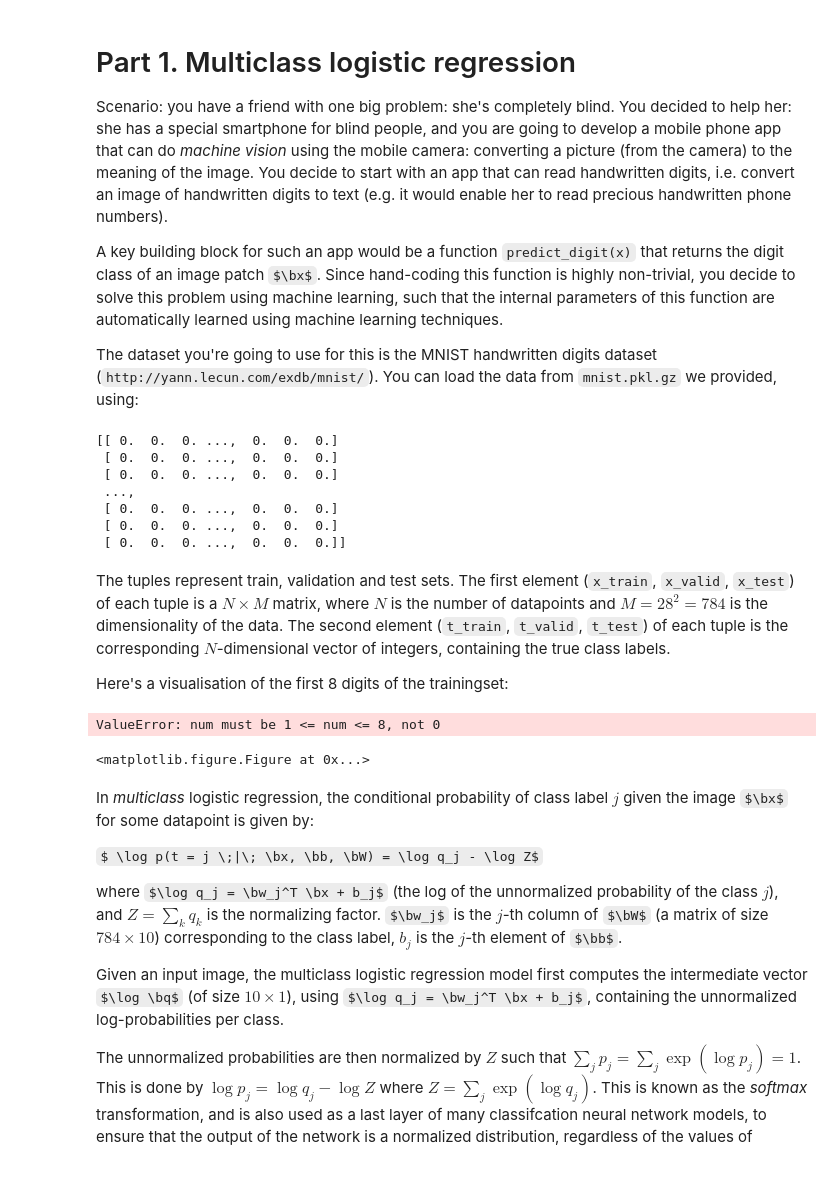
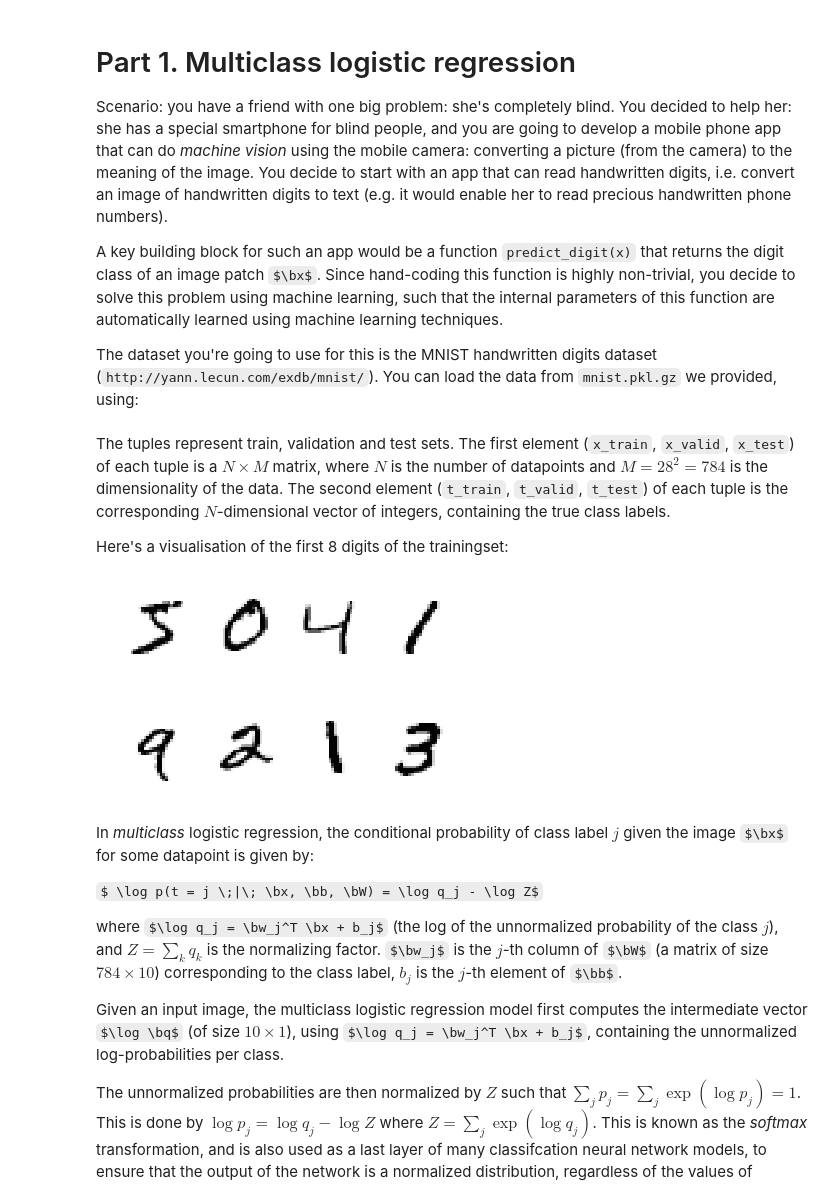
Before and after one commit to bogdanteleaga/ML1, a Jupyter notebook: lab2/lab02_Keijzer_Teleaga.ipynb, the cells around one changed output. Drawn from its saved outputs; the diff is of its cells as text; code cells hidden in the pictures; some formulas as TeX source.

```diff
--- a/lab2/lab02_Keijzer_Teleaga.ipynb
+++ b/lab2/lab02_Keijzer_Teleaga.ipynb
@@ -50,41 +50,32 @@ Scenario: you have a friend with one big problem: she's completely blind. You de
 A key building block for such an app would be a function `predict_digit(x)` that returns the digit class of an image patch $\bx$. Since hand-coding this function is highly non-trivial, you decide to solve this problem using machine learning, such that the internal parameters of this function are automatically learned using machine learning techniques.
 
 The dataset you're going to use for this is the MNIST handwritten digits dataset (`http://yann.lecun.com/exdb/mnist/`). You can load the data from `mnist.pkl.gz` we provided, using:
-# %%
-def load_mnist():
-    f = open('mnist.pkl', 'rb')
-    data = pickle.load(f, encoding='latin1')
-    f.close()
-    return data
-
-(x_train, t_train), (x_valid, t_valid), (x_test, t_test) = load_mnist()
-print(x_test)
-# %% [output]
-[[ 0.  0.  0. ...,  0.  0.  0.]
- [ 0.  0.  0. ...,  0.  0.  0.]
- [ 0.  0.  0. ...,  0.  0.  0.]
- ...,
- [ 0.  0.  0. ...,  0.  0.  0.]
- [ 0.  0.  0. ...,  0.  0.  0.]
- [ 0.  0.  0. ...,  0.  0.  0.]]
+# %%
+def load_mnist():
+    return pickle.load(gzip.open('mnist.pkl.gz', 'rb'), encoding='latin1')
+
+(x_train, t_train), (x_valid, t_valid), (x_test, t_test) = load_mnist()
+# One hot encoding
+t_train = np.eye(10, dtype=int32)[t_train]
+t_valid = np.eye(10, dtype=int32)[t_valid]
+t_test = np.eye(10, dtype=int32)[t_test]
 # %% [markdown]
 The tuples represent train, validation and test sets. The first element (`x_train`, `x_valid`, `x_test`) of each tuple is a $N \times M$ matrix, where $N$ is the number of datapoints and $M = 28^2 = 784$ is the dimensionality of the data. The second element (`t_train`, `t_valid`, `t_test`) of each tuple is the corresponding $N$-dimensional vector of integers, containing the true class labels.
 
 Here's a visualisation of the first 8 digits of the trainingset:
 # %%
-def plot_digits(data, numcols, shape=(28,28)):
+def plot_digits(data, numcols, shape=(28,28), cmap='Greys'):
     numdigits = data.shape[0]
     numrows = int(numdigits/numcols)
     for i in range(numdigits):
-        plt.subplot(numrows, numcols, i)
+        plt.subplot(numrows, numcols, i+1)
         plt.axis('off')
-        plt.imshow(data[i].reshape(shape), interpolation='nearest', cmap='Greys')
+        plt.imshow(data[i].reshape(shape), interpolation='nearest', cmap=cmap)
     plt.show()
 
 plot_digits(x_train[0:8], numcols=4)
 # %% [output]
-ValueError: num must be 1 <= num <= 8, not 0
-<matplotlib.figure.Figure at 0x...>
+[figure, added]
 # %% [markdown]
 In _multiclass_ logistic regression, the conditional probability of class label $j$ given the image $\bx$ for some datapoint is given by:
 
```
Also changed, not shown: parts of 13 cells of this notebook.
